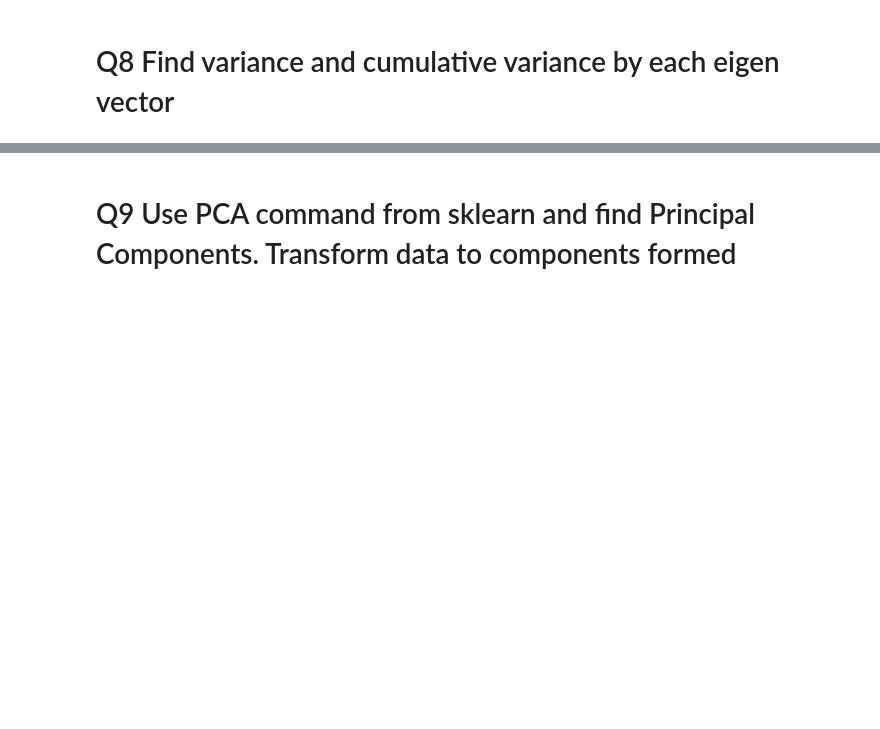
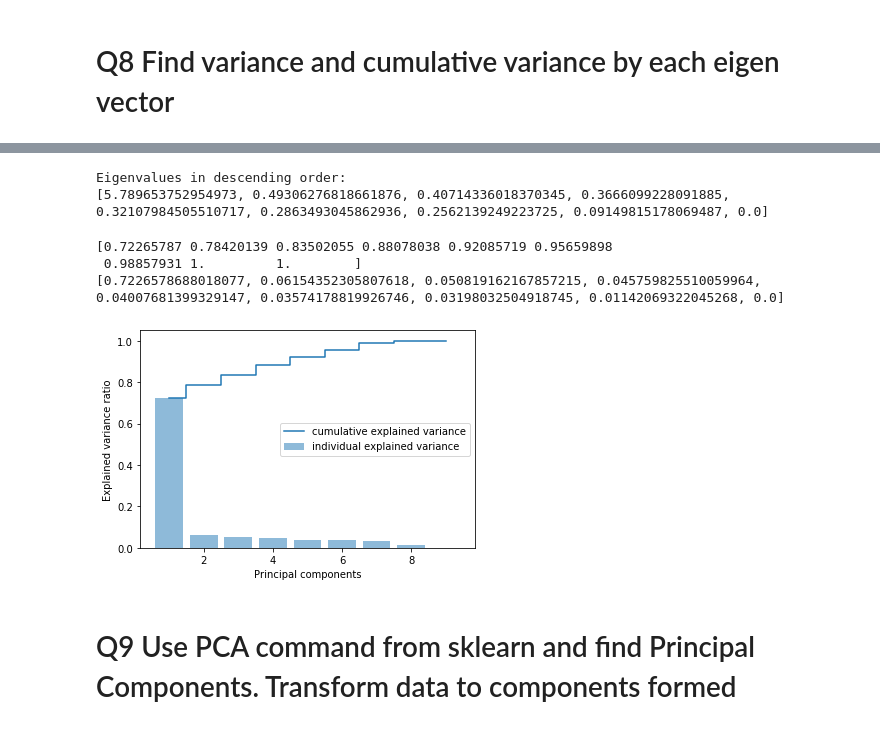
Before and after one commit to GreatLearningAIML1/bangalore-aug19-batch-knightriderX, a Jupyter notebook: Residency5/R5_Internal_Lab_PCA_PBRS_KG_Solutions.ipynb, the cells around one changed output, grey strips where cells are left out. Drawn from its saved outputs; the diff is of its cells as text; code cells hidden in the pictures; blank space fills up the shorter version.

```diff
--- a/Residency5/R5_Internal_Lab_PCA_PBRS_KG_Solutions.ipynb
+++ b/Residency5/R5_Internal_Lab_PCA_PBRS_KG_Solutions.ipynb
@@ -399,2 +413,29 @@ The Eigen Values
+# %%
+eigvalues_sorted = [eig_pairs[index][0] for index in range(len(eigenvalues))]
+eigvectors_sorted = [eig_pairs[index][1] for index in range(len(eigenvalues))]
+print('Eigenvalues in descending order: \n%s' %eigvalues_sorted)
+# %% [output]
+Eigenvalues in descending order:
+[5.789653752954973, 0.49306276818661876, 0.40714336018370345, 0.3666099228091885, 0.32107984505510717, 0.2863493045862936, 0.2562139249223725, 0.09149815178069487, 0.0]
+# %%
+tot = sum(eigenvalues)
+var_explained = [(i / tot) for i in sorted(eigenvalues, reverse=True)]
+cum_var_exp = np.cumsum(var_explained)
+
+print(cum_var_exp)
+print(var_explained)
+# %% [output]
+[0.72265787 0.78420139 0.83502055 0.88078038 0.92085719 0.95659898
+ 0.98857931 1.         1.        ]
+[0.7226578688018077, 0.06154352305807618, 0.050819162167857215, 0.045759825510059964, 0.04007681399329147, 0.03574178819926746, 0.03198032504918745, 0.01142069322045268, 0.0]
+# %%
+plt.bar(range(1,10), var_explained, alpha=0.5, align='center', label='individual explained variance')
+plt.step(range(1,10),cum_var_exp, where= 'mid', label='cumulative explained variance')
+plt.ylabel('Explained variance ratio')
+plt.xlabel('Principal components')
+plt.legend(loc = 'best')
+plt.show()
+# %% [output]
+[figure, added]
 # %% [markdown]
 # Q9 Use PCA command from sklearn and find Principal Components. Transform data to components formed
```
Also changed, not shown: parts of 4 cells of this notebook.
